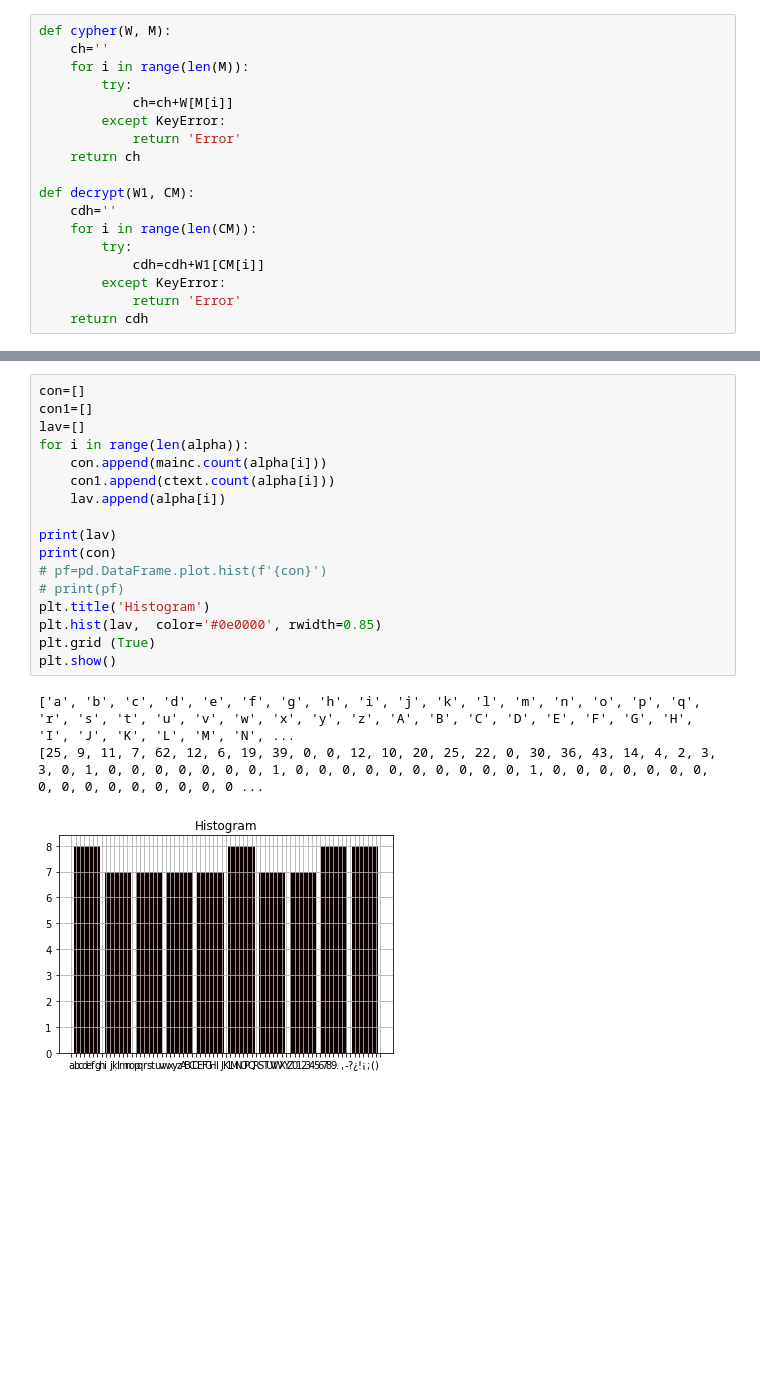
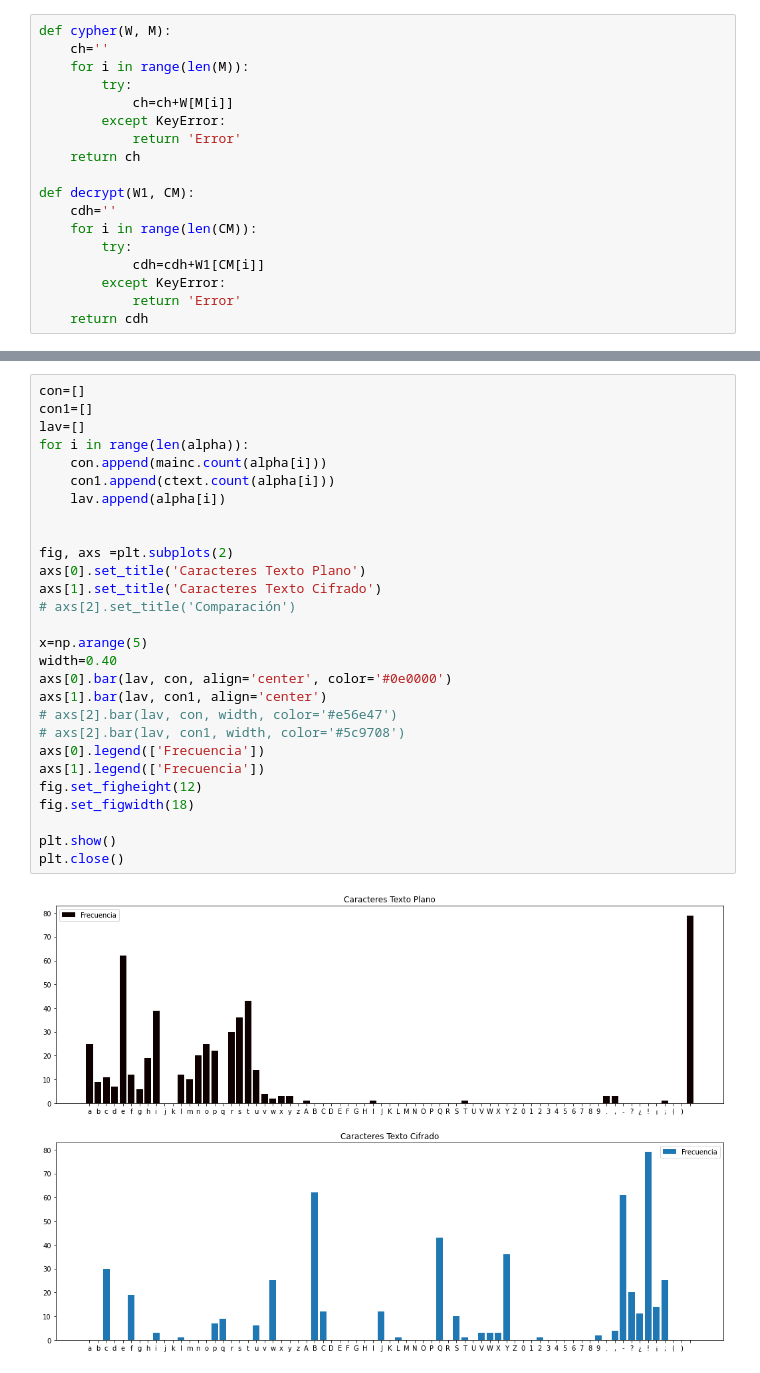
Before and after one commit to Rbarriosbm/Cypher-S, a Jupyter notebook: main.ipynb, the cells around one changed output, grey strips where cells are left out. Drawn from its saved outputs; the diff is of its cells as text; blank space fills up the shorter version.

Commit message:
feat: histogramas

```diff
--- a/main.ipynb
+++ b/main.ipynb
@@ -69,21 +72,30 @@ print("-Decrypted text: \n", utext)
-# %%
-con=[]
-con1=[]
-lav=[]
-for i in range(len(alpha)):
-    con.append(mainc.count(alpha[i]))
-    con1.append(ctext.count(alpha[i]))
-    lav.append(alpha[i])
-
-print(lav)
-print(con)
-# pf=pd.DataFrame.plot.hist(f'{con}')
-# print(pf)
-plt.title('Histogram')
-plt.hist(lav,  color='#0e0000', rwidth=0.85)
-plt.grid (True)
-plt.show()
-# %% [output]
-['a', 'b', 'c', 'd', 'e', 'f', 'g', 'h', 'i', 'j', 'k', 'l', 'm', 'n', 'o', 'p', 'q', 'r', 's', 't', 'u', 'v', 'w', 'x', 'y', 'z', 'A', 'B', 'C', 'D', 'E', 'F', 'G', 'H', 'I', 'J', 'K', 'L', 'M', 'N', ...
-[25, 9, 11, 7, 62, 12, 6, 19, 39, 0, 0, 12, 10, 20, 25, 22, 0, 30, 36, 43, 14, 4, 2, 3, 3, 0, 1, 0, 0, 0, 0, 0, 0, 0, 1, 0, 0, 0, 0, 0, 0, 0, 0, 0, 0, 1, 0, 0, 0, 0, 0, 0, 0, 0, 0, 0, 0, 0, 0, 0, 0, 0 ...
-[figure, removed]
+# %%
+con=[]
+con1=[]
+lav=[]
+for i in range(len(alpha)):
+    con.append(mainc.count(alpha[i]))
+    con1.append(ctext.count(alpha[i]))
+    lav.append(alpha[i])
+
+
+fig, axs =plt.subplots(2)
+axs[0].set_title('Caracteres Texto Plano')
+axs[1].set_title('Caracteres Texto Cifrado')
+# axs[2].set_title('Comparación')
+
+x=np.arange(5)
+width=0.40
+axs[0].bar(lav, con, align='center', color='#0e0000')
+axs[1].bar(lav, con1, align='center')
+# axs[2].bar(lav, con, width, color='#e56e47')
+# axs[2].bar(lav, con1, width, color='#5c9708')
+axs[0].legend(['Frecuencia'])
+axs[1].legend(['Frecuencia'])
+fig.set_figheight(12)
+fig.set_figwidth(18)
+
+plt.show()
+plt.close()
+# %% [output]
+[figure, added]
```
Also changed, not shown: parts of 3 cells of this notebook.
